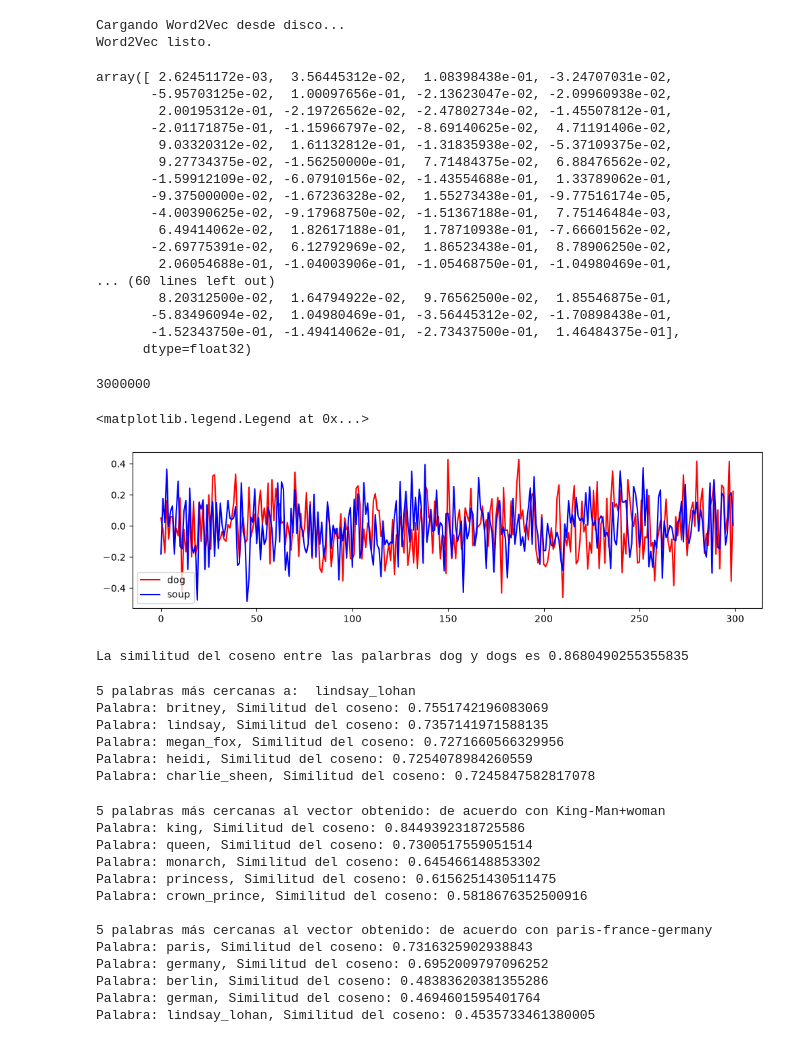
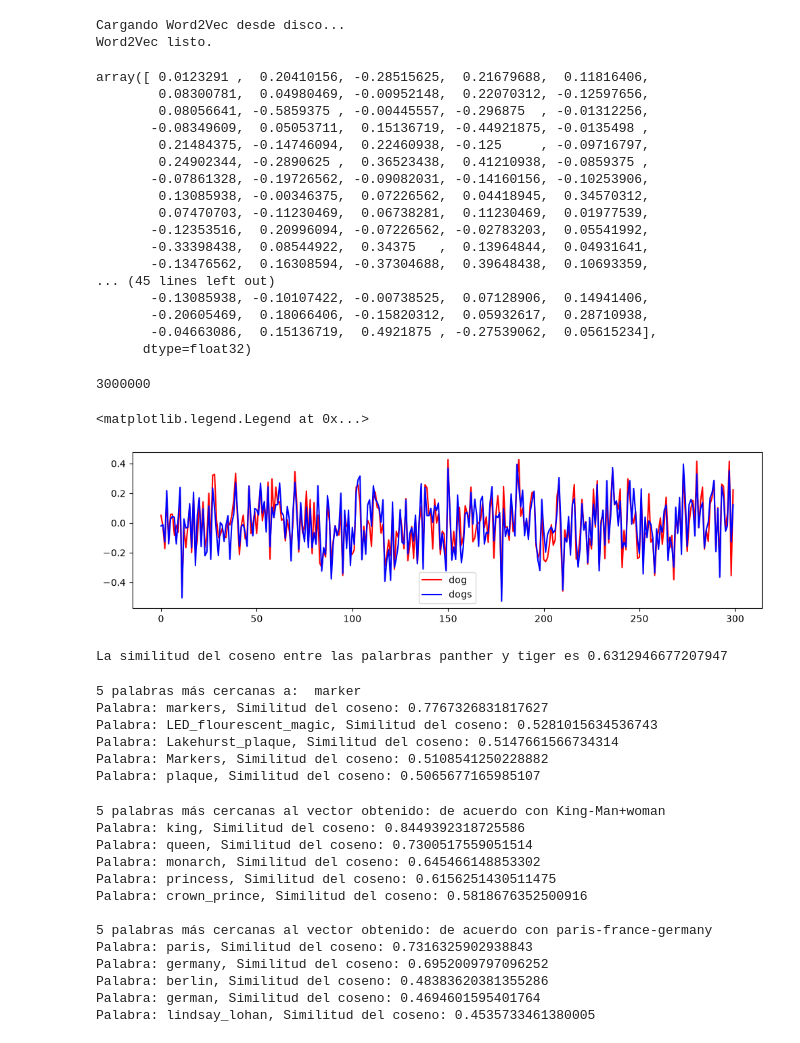
Before and after one commit to robertohincapie/Curso_MineriaMultimedia, a Jupyter notebook: Unidad 3/PLN_Modelos_word2vec.ipynb, the cells around one changed output. Drawn from its saved outputs; the diff is of its cells as text; code cells hidden in the pictures.

```diff
--- a/Unidad 3/PLN_Modelos_word2vec.ipynb
+++ b/Unidad 3/PLN_Modelos_word2vec.ipynb
@@ -72,24 +72,24 @@ print("Word2Vec listo.")
 Cargando Word2Vec desde disco...
 Word2Vec listo.
 # %%
-wv['manuel']
+wv['cat']
 # %% [output]
-array([ 2.62451172e-03,  3.56445312e-02,  1.08398438e-01, -3.24707031e-02,
-       -5.95703125e-02,  1.00097656e-01, -2.13623047e-02, -2.09960938e-02,
-        2.00195312e-01, -2.19726562e-02, -2.47802734e-02, -1.45507812e-01,
-       -2.01171875e-01, -1.15966797e-02, -8.69140625e-02,  4.71191406e-02,
-        9.03320312e-02,  1.61132812e-01, -1.31835938e-02, -5.37109375e-02,
-        9.27734375e-02, -1.56250000e-01,  7.71484375e-02,  6.88476562e-02,
-       -1.59912109e-02, -6.07910156e-02, -1.43554688e-01,  1.33789062e-01,
-       -9.37500000e-02, -1.67236328e-02,  1.55273438e-01, -9.77516174e-05,
-       -4.00390625e-02, -9.17968750e-02, -1.51367188e-01,  7.75146484e-03,
-        6.49414062e-02,  1.82617188e-01,  1.78710938e-01, -7.66601562e-02,
-       -2.69775391e-02,  6.12792969e-02,  1.86523438e-01,  8.78906250e-02,
-        2.06054688e-01, -1.04003906e-01, -1.05468750e-01, -1.04980469e-01,
-... (60 lines left out)
-        8.20312500e-02,  1.64794922e-02,  9.76562500e-02,  1.85546875e-01,
-       -5.83496094e-02,  1.04980469e-01, -3.56445312e-02, -1.70898438e-01,
-       -1.52343750e-01, -1.49414062e-01, -2.73437500e-01,  1.46484375e-01],
+array([ 0.0123291 ,  0.20410156, -0.28515625,  0.21679688,  0.11816406,
+        0.08300781,  0.04980469, -0.00952148,  0.22070312, -0.12597656,
+        0.08056641, -0.5859375 , -0.00445557, -0.296875  , -0.01312256,
+       -0.08349609,  0.05053711,  0.15136719, -0.44921875, -0.0135498 ,
+        0.21484375, -0.14746094,  0.22460938, -0.125     , -0.09716797,
+        0.24902344, -0.2890625 ,  0.36523438,  0.41210938, -0.0859375 ,
+       -0.07861328, -0.19726562, -0.09082031, -0.14160156, -0.10253906,
+        0.13085938, -0.00346375,  0.07226562,  0.04418945,  0.34570312,
+        0.07470703, -0.11230469,  0.06738281,  0.11230469,  0.01977539,
+       -0.12353516,  0.20996094, -0.07226562, -0.02783203,  0.05541992,
+       -0.33398438,  0.08544922,  0.34375   ,  0.13964844,  0.04931641,
+       -0.13476562,  0.16308594, -0.37304688,  0.39648438,  0.10693359,
+... (45 lines left out)
+       -0.13085938, -0.10107422, -0.00738525,  0.07128906,  0.14941406,
+       -0.20605469,  0.18066406, -0.15820312,  0.05932617,  0.28710938,
+       -0.04663086,  0.15136719,  0.4921875 , -0.27539062,  0.05615234],
       dtype=float32)
 # %%
 len(wv)
@@ -98,12 +98,12 @@ len(wv)
 # %%
 # Hagamos el diagrama de dos vectores aparentemente relacionados. La única diferencia entre ellos es el número
 plt.figure(figsize=(12,3))
 plt.plot(wv['dog'], '-r', label='dog')
-plt.plot(wv['soup'], '-b', label='soup')
+plt.plot(wv['dogs'], '-b', label='dogs')
 plt.legend()
 # %% [output]
 <matplotlib.legend.Legend at 0x...>
-[figure, old version]
+[figure, new version]
 # %%
 # Definamos las funciones de similitud del coseno y la función de distancia del coseno
 def cosine_similarity(u, v):
@@ -113,25 +113,25 @@ def cosine_distance(u, v):
 
 #Ahora podemos evaluar que tan cercanas son dos palabras. Esto no es un concepto biológico o temático, sino simplemente por la frecuencia con que aparecen juntas las palabras.
 #Lo invito a ensayar otras palabras para mirar su similitud.
-w1='dog'
-w2='dogs'
+w1='panther'
+w2='tiger'
 print(f"La similitud del coseno entre las palarbras {w1} y {w2} es {cosine_similarity(wv[w1],wv[w2])}")
 # %% [output]
-La similitud del coseno entre las palarbras dog y dogs es 0.8680490255355835
+La similitud del coseno entre las palarbras panther y tiger es 0.6312946677207947
 # %%
 #Vamos a mirar las palabras mas cercanas a cierta palabra. Esto es, las palabras que tienen la más alta similitud con una palabra cualquiera
 
-w='lindsay_lohan'
+w='marker'
 print('\n5 palabras más cercanas a: ',w)
 for a,b in wv.most_similar(w, topn=5):
   print(f'Palabra: {a}, Similitud del coseno: {cosine_similarity(wv[w], wv[a])}')
 # %% [output]
-5 palabras más cercanas a:  lindsay_lohan
-Palabra: britney, Similitud del coseno: 0.7551742196083069
-Palabra: lindsay, Similitud del coseno: 0.7357141971588135
-Palabra: megan_fox, Similitud del coseno: 0.7271660566329956
-Palabra: heidi, Similitud del coseno: 0.7254078984260559
-Palabra: charlie_sheen, Similitud del coseno: 0.7245847582817078
+5 palabras más cercanas a:  marker
+Palabra: markers, Similitud del coseno: 0.7767326831817627
+Palabra: LED_flourescent_magic, Similitud del coseno: 0.5281015634536743
+Palabra: Lakehurst_plaque, Similitud del coseno: 0.5147661566734314
+Palabra: Markers, Similitud del coseno: 0.5108541250228882
+Palabra: plaque, Similitud del coseno: 0.5065677165985107
 # %%
 #Ensayemos algo de álgebra de los wordEmbeddings
 queen=wv['king']-wv['man']+wv['woman']
```
